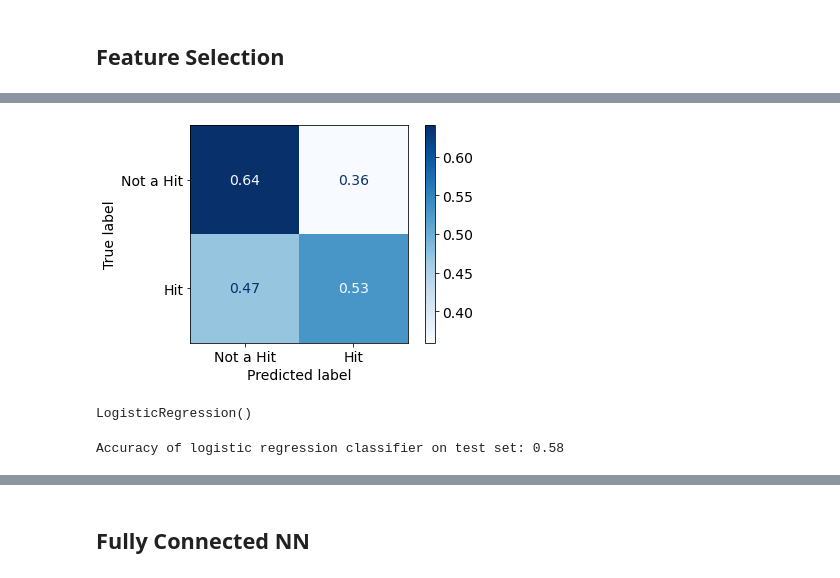
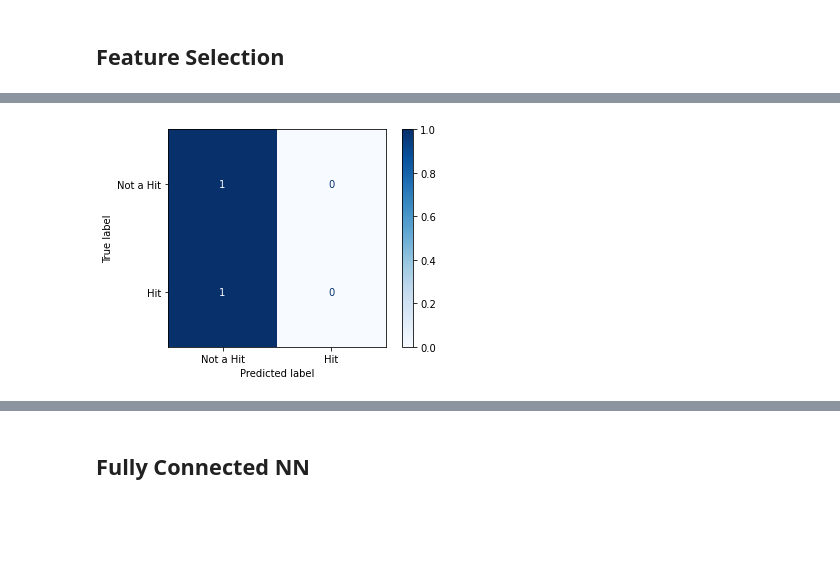
Before and after one commit to kunalrye/spotify_hits, a Jupyter notebook: Modeling.ipynb, the cells around one changed output, grey strips where cells are left out. Drawn from its saved outputs; the diff is of its cells as text; code cells hidden in the pictures; blank space fills up the shorter version.

Commit message:
results with and without SMOTE

```diff
--- a/Modeling.ipynb
+++ b/Modeling.ipynb
@@ -119,0 +90,7 @@ clf.score(Xc_test, yc_test)
+# %%
+def upsample(X_train, y_train, ratio=1.0):
+    # Upsampling using SMOTE
+    sm = SMOTE(random_state=42, sampling_strategy=ratio)
+    X_train_sm, y_train_sm = sm.fit_resample(X_train, y_train)
+    print(len(X_train_sm), len(y_train_sm))
+    return X_train_sm, y_train_sm
@@ -119,0 +99,2 @@ clf.score(Xc_test, yc_test)
+# %%
+X_train_up, y_train_up = upsample(X_train,y_train, ratio = 0.75)
@@ -164,21 +113,0 @@ filter_features2 = ['speechiness', 'minutes']
-# %%
-#no of features
-nof_list=np.arange(1,22)
-high_score=0
-#Variable to store the optimum features
-nof=0
-score_list =[]
-for n in range(len(nof_list)):
-    X_train, X_test, y_train, y_test = train_test_split(X,y, test_size = 0.3, random_state = 0)
-    model = LogisticRegression(max_iter = 100, solver = 'lbfgs')
-    rfe = RFE(model,nof_list[n])
-    X_train_rfe = rfe.fit_transform(X_train,np.asarray(y_train).ravel())
-    X_test_rfe = rfe.transform(X_test)
-    model.fit(X_train_rfe,np.asarray(y_train).ravel())
-    score = model.score(X_test_rfe,np.asarray(y_test).ravel())
-    score_list.append(score)
-    if(score>high_score):
-        high_score = score
-        nof = nof_list[n]
-print("Optimum number of features: %d" %nof)
-print("Score with %d features: %f" % (nof, high_score))
@@ -304 +264,8 @@ print(confusion_matrix)
+# %%
+from sklearn.svm import SVC
+from sklearn.ensemble import BaggingClassifier
+from sklearn.datasets import make_classification
+clf = BaggingClassifier(base_estimator=SVC(),
+                        n_estimators=10, random_state=0).fit(X_train_up, y_train_up)
+y_pred = clf.predict(X_test)
 # %%
@@ -334,4 +276,4 @@ plt.show()
 # %%
-disp = plot_confusion_matrix(logreg, X_test, y_test, display_labels=['Not a Hit', 'Hit'], cmap = plt.cm.Blues, normalize='true')
+disp = plot_confusion_matrix(clf, X_test, y_test, display_labels=['Not a Hit', 'Hit'], cmap = plt.cm.Blues, normalize='true')
 # %% [output]
-[figure, old version]
+[figure, new version]
@@ -343,10 +279,0 @@ xf_train, xf_test, yf_train, yf_test = train_test_split(Xf, yf, test_size=0.2, r
-# %%
-logreg2 = LogisticRegression()
-logreg2.fit(xf_train, np.asarray(yf_train).ravel())
-# %% [output]
-LogisticRegression()
-# %%
-y_pred = logreg2.predict(xf_test)
-print('Accuracy of logistic regression classifier on test set: {:.2f}'.format(logreg2.score(xf_test, yf_test)))
-# %% [output]
-Accuracy of logistic regression classifier on test set: 0.58
```
Also changed, not shown: parts of 127 cells of this notebook, 1 other file.
